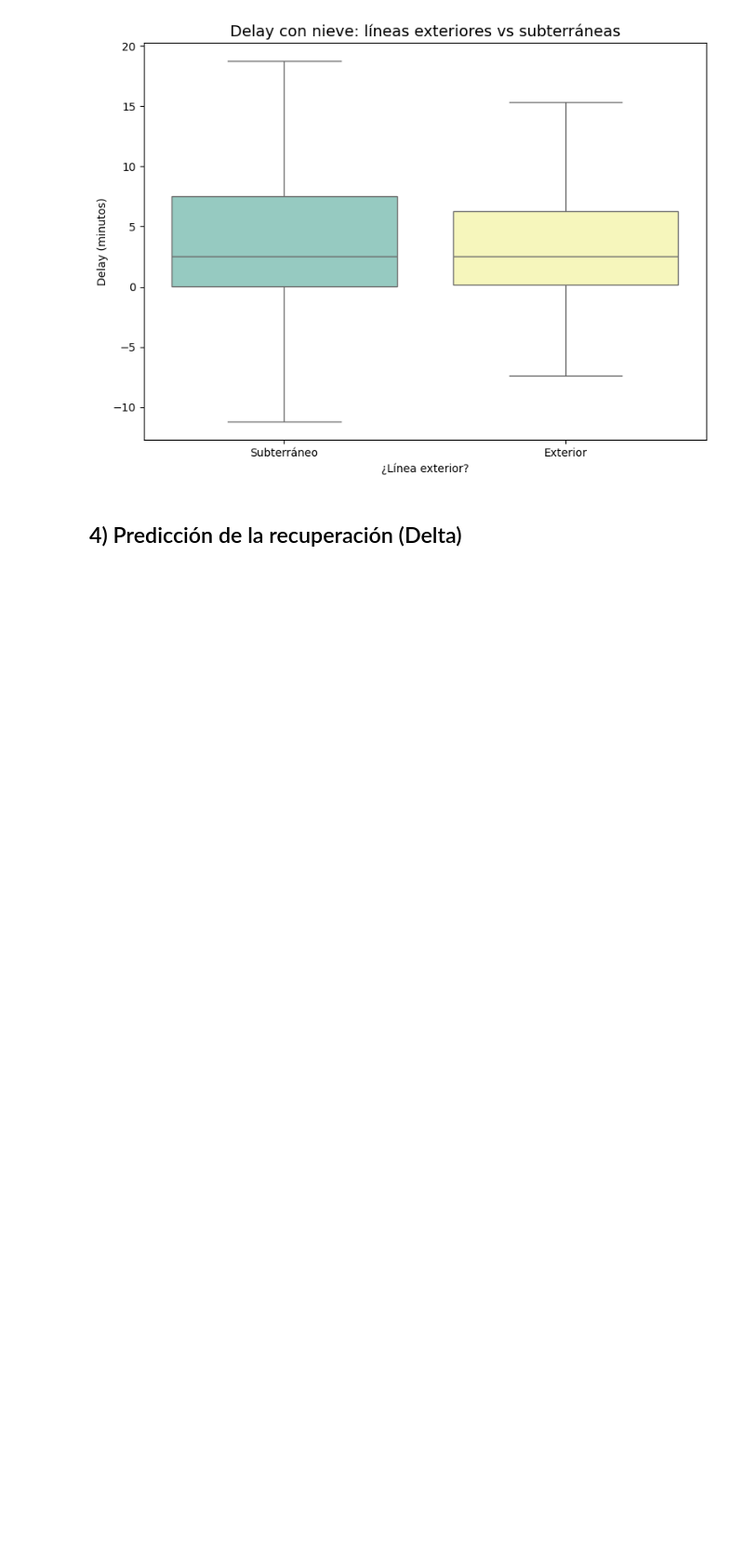
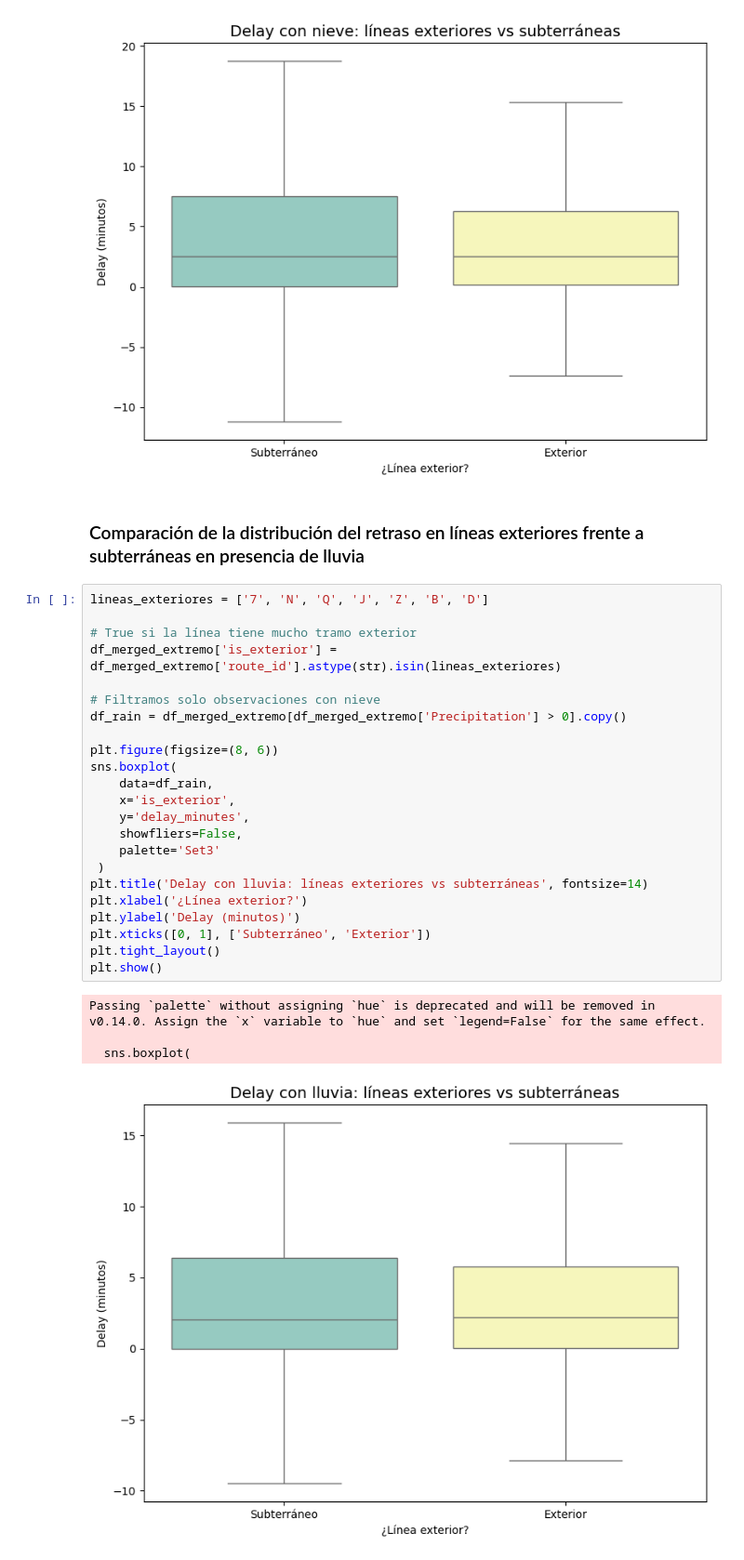
Before and after one commit to UCM-GIDIA-PD1/c2526-R5, a Jupyter notebook: notebooks/analisis_datos_clima.ipynb, the cells around one changed output. Shown at 93% size. Saved outputs shown, nothing was run; the diff lists cells and outputs as text; blank space fills up the shorter version.

```diff
--- a/notebooks/analisis_datos_clima.ipynb
+++ b/notebooks/analisis_datos_clima.ipynb
@@ -676,5 +490,33 @@ Passing `palette` without assigning `hue` is deprecated and will be removed in v
 
   sns.boxplot(
 [figure]
-# %% [markdown]
-## 4) Predicción de la recuperación (Delta)
+# %% [markdown]
+### Comparación de la distribución del retraso en líneas exteriores frente a subterráneas en presencia de lluvia
+# %%
+lineas_exteriores = ['7', 'N', 'Q', 'J', 'Z', 'B', 'D']
+
+# True si la línea tiene mucho tramo exterior
+df_merged_extremo['is_exterior'] = df_merged_extremo['route_id'].astype(str).isin(lineas_exteriores)
+
+# Filtramos solo observaciones con nieve
+df_rain = df_merged_extremo[df_merged_extremo['Precipitation'] > 0].copy()
+
+plt.figure(figsize=(8, 6))
+sns.boxplot(
+    data=df_rain,
+    x='is_exterior',
+    y='delay_minutes',
+    showfliers=False,
+    palette='Set3'
+ )
+plt.title('Delay con lluvia: líneas exteriores vs subterráneas', fontsize=14)
+plt.xlabel('¿Línea exterior?')
+plt.ylabel('Delay (minutos)')
+plt.xticks([0, 1], ['Subterráneo', 'Exterior'])
+plt.tight_layout()
+plt.show()
+# %% [output]
+Passing `palette` without assigning `hue` is deprecated and will be removed in v0.14.0. Assign the `x` variable to `hue` and set `legend=False` for the same effect.
+
+  sns.boxplot(
+[figure, added]
```
Also changed, not shown: parts of 52 cells of this notebook.
